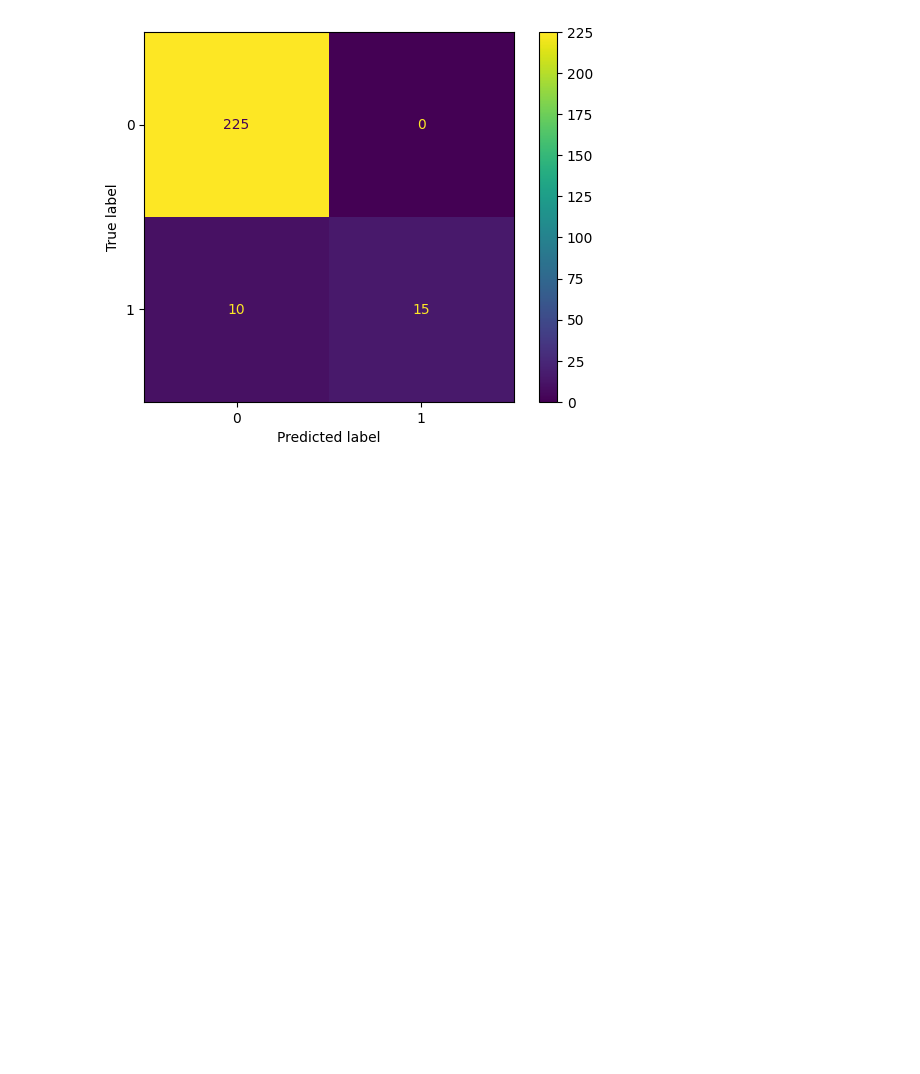
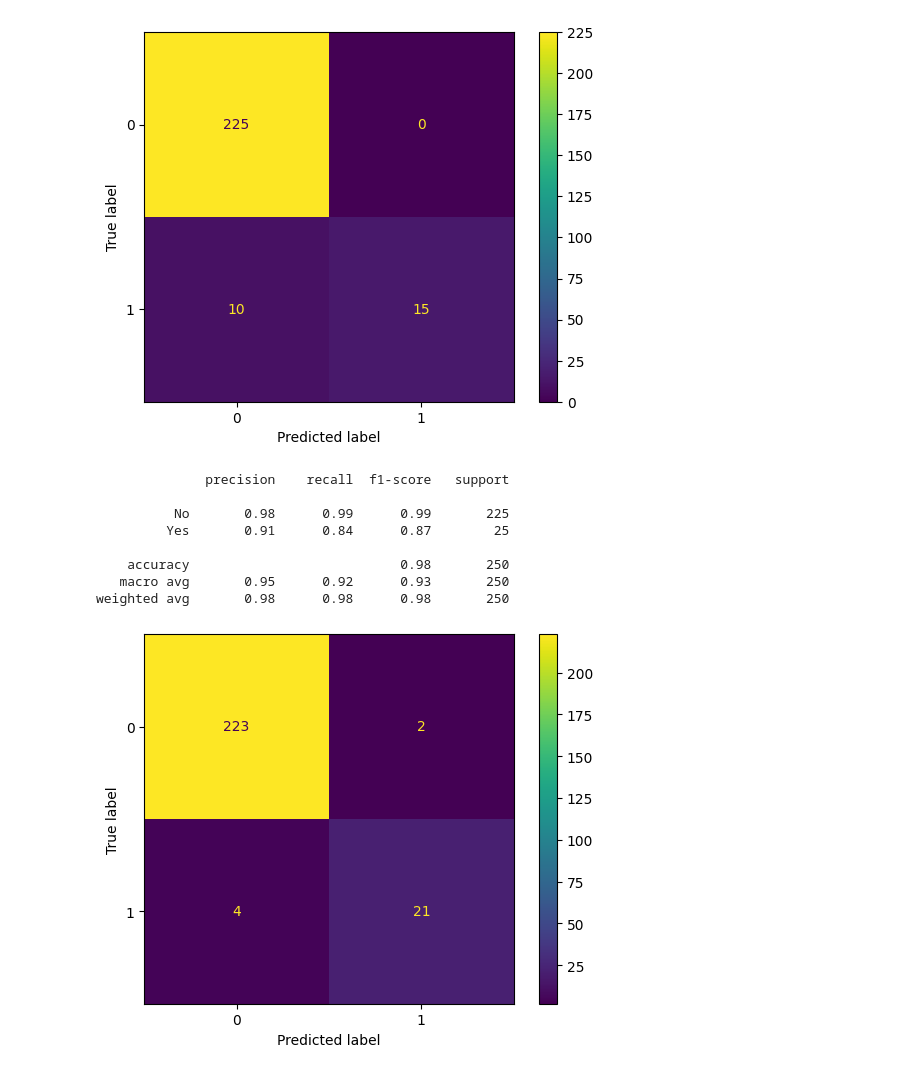
Before and after one commit to KarthikUdyawar/Color-detection, a Jupyter notebook: model/v2/model.ipynb, the cells around one changed output. Cells and saved outputs as stored; diff of their text form; code cells hidden in the pictures; blank space fills up the shorter version.

```diff
--- a/model/v2/model.ipynb
+++ b/model/v2/model.ipynb
@@ -200,3 +200,19 @@ print_result(y_pred_SVM)
    macro avg       0.98      0.80      0.86       250
 weighted avg       0.96      0.96      0.96       250
 [figure]
+# %%
+from sklearn import svm
+SVM = svm.SVC(kernel="poly",degree=3)
+SVM.fit(X_train, y_train)
+y_pred_SVM = SVM.predict(X_test)
+print_result(y_pred_SVM)
+# %% [output]
+              precision    recall  f1-score   support
+
+          No       0.98      0.99      0.99       225
+         Yes       0.91      0.84      0.87        25
+
+    accuracy                           0.98       250
+   macro avg       0.95      0.92      0.93       250
+weighted avg       0.98      0.98      0.98       250
+[figure, added]
```
Also changed, not shown: parts of 2 cells of this notebook.
